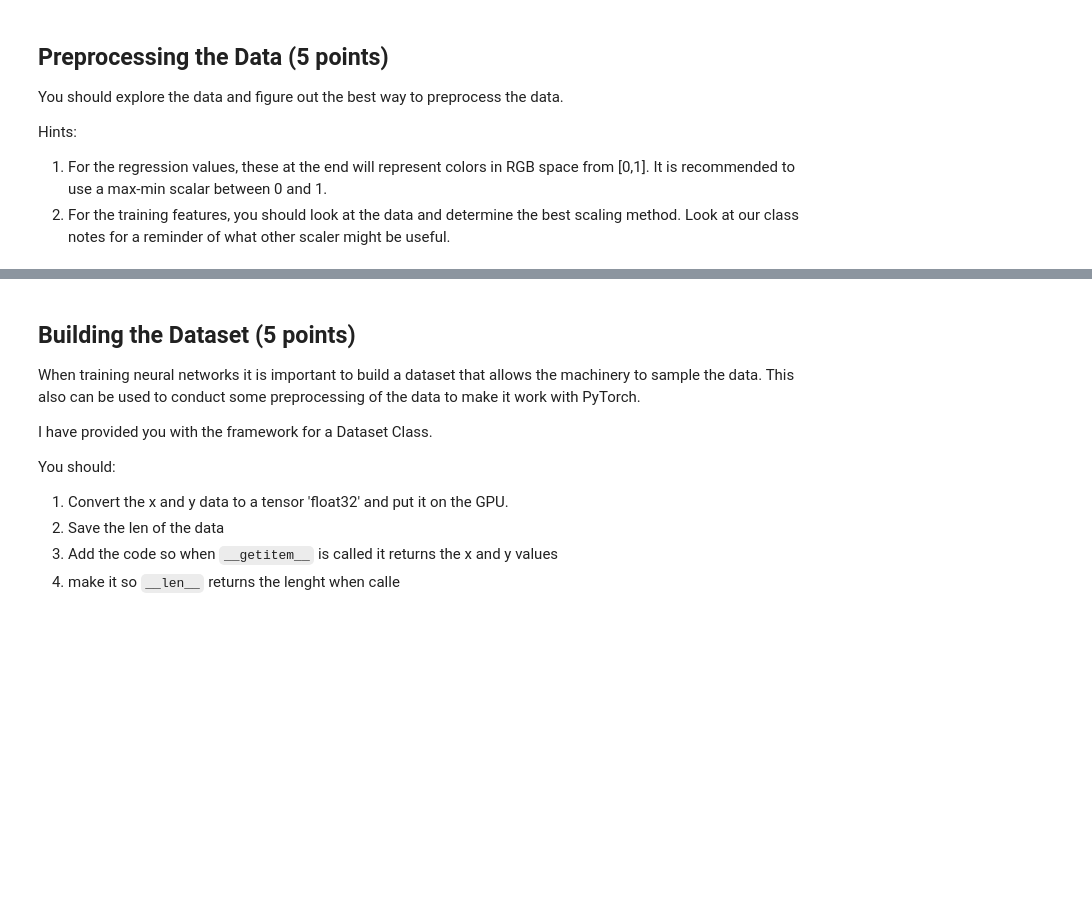
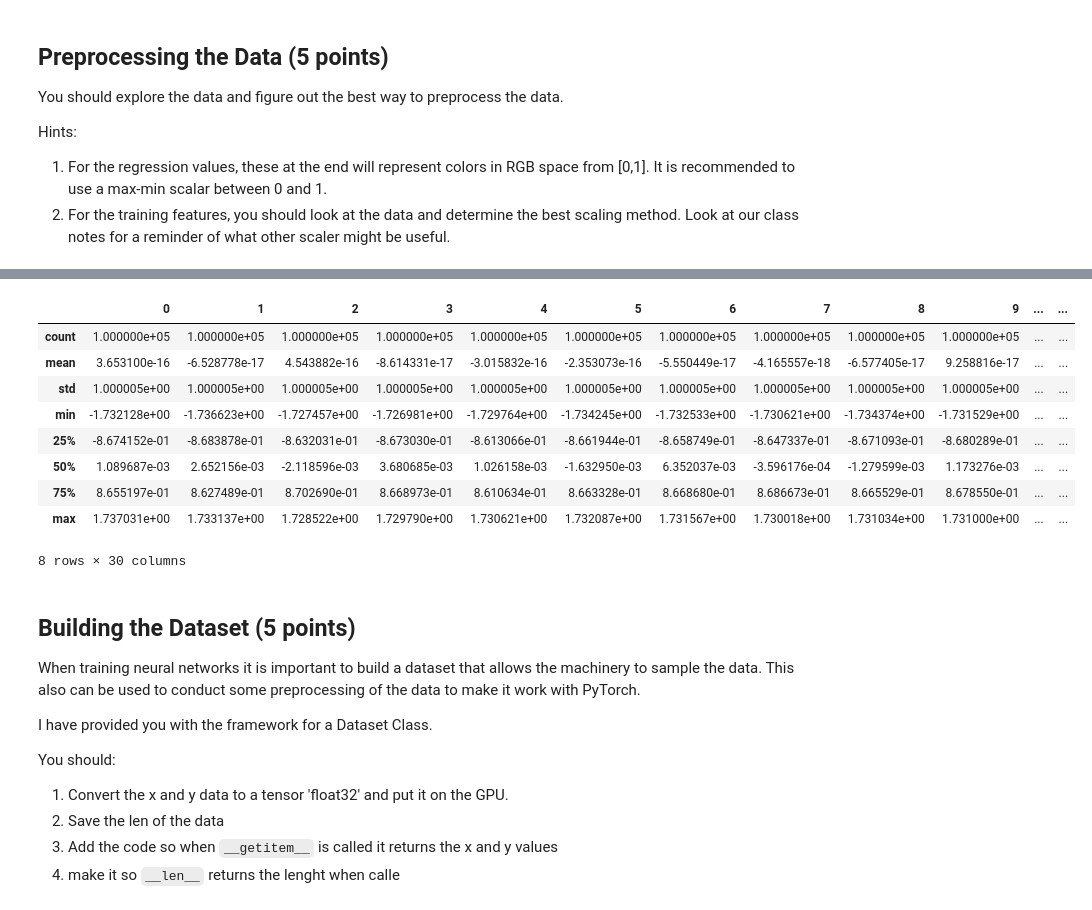
Before and after one commit to henginsever/Homework_3_Machine_Learning, a Jupyter notebook: Final_Exam_Assignment.ipynb, the cells around one changed output, grey strips where cells are left out. Cells and saved outputs as stored; diff of their text form; code cells hidden in the pictures; blank space fills up the shorter version.

```diff
--- a/Final_Exam_Assignment.ipynb
+++ b/Final_Exam_Assignment.ipynb
@@ -79,3 +163,23 @@ Hints:
+# %%
+train_feat_scaled = StandardScaler().fit_transform(training_feat)
+#train_feat_scaled = MinMaxScaler().fit_transform(training_feat)
+train_true_scaled = MinMaxScaler().fit_transform(training_true)
+validation_feat_scaled = StandardScaler().fit_transform(validation_feat)
+#validation_feat_scaled = MinMaxScaler().fit_transform(validation_feat)
+# %%
+pd_train_feat_scaled = pd.DataFrame(train_feat_scaled)
+pd_train_feat_scaled.describe()
+# %% [output]
+|  | 0 | 1 | 2 | 3 | 4 | 5 | 6 | 7 | 8 | 9 | ... | ... |
+| count | 1.000000e+05 | 1.000000e+05 | 1.000000e+05 | 1.000000e+05 | 1.000000e+05 | 1.000000e+05 | 1.000000e+05 | 1.000000e+05 | 1.000000e+05 | 1.000000e+05 | ... | ... |
+| mean | 3.653100e-16 | -6.528778e-17 | 4.543882e-16 | -8.614331e-17 | -3.015832e-16 | -2.353073e-16 | -5.550449e-17 | -4.165557e-18 | -6.577405e-17 | 9.258816e-17 | ... | ... |
+| std | 1.000005e+00 | 1.000005e+00 | 1.000005e+00 | 1.000005e+00 | 1.000005e+00 | 1.000005e+00 | 1.000005e+00 | 1.000005e+00 | 1.000005e+00 | 1.000005e+00 | ... | ... |
+| min | -1.732128e+00 | -1.736623e+00 | -1.727457e+00 | -1.726981e+00 | -1.729764e+00 | -1.734245e+00 | -1.732533e+00 | -1.730621e+00 | -1.734374e+00 | -1.731529e+00 | ... | ... |
+| 25% | -8.674152e-01 | -8.683878e-01 | -8.632031e-01 | -8.673030e-01 | -8.613066e-01 | -8.661944e-01 | -8.658749e-01 | -8.647337e-01 | -8.671093e-01 | -8.680289e-01 | ... | ... |
+| 50% | 1.089687e-03 | 2.652156e-03 | -2.118596e-03 | 3.680685e-03 | 1.026158e-03 | -1.632950e-03 | 6.352037e-03 | -3.596176e-04 | -1.279599e-03 | 1.173276e-03 | ... | ... |
+| 75% | 8.655197e-01 | 8.627489e-01 | 8.702690e-01 | 8.668973e-01 | 8.610634e-01 | 8.663328e-01 | 8.668680e-01 | 8.686673e-01 | 8.665529e-01 | 8.678550e-01 | ... | ... |
+| max | 1.737031e+00 | 1.733137e+00 | 1.728522e+00 | 1.729790e+00 | 1.730621e+00 | 1.732087e+00 | 1.731567e+00 | 1.730018e+00 | 1.731034e+00 | 1.731000e+00 | ... | ... |
+8 rows × 30 columns
 # %% [markdown]
 ## Building the Dataset (5 points)
 
```
Also changed, not shown: parts of 37 cells of this notebook, 1 other file.
